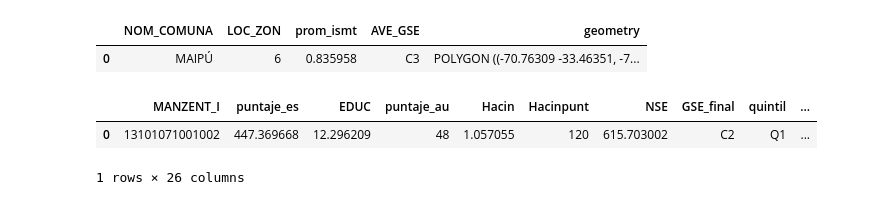
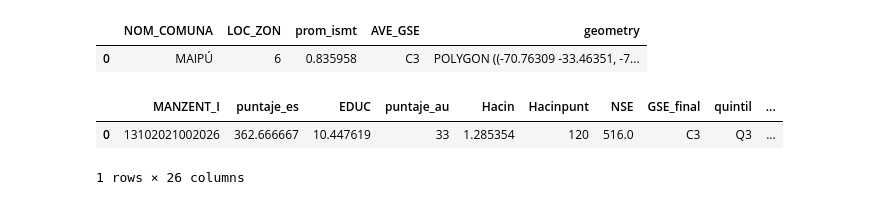
Before and after one commit to JZapataMA/informal_assessment_proyect_CDG, a Jupyter notebook: proyecto.ipynb, the cells around one changed output. Cells and saved outputs as stored; diff of their text form; code cells hidden in the pictures.

```diff
--- a/proyecto.ipynb
+++ b/proyecto.ipynb
@@ -43,8 +43,10 @@ ismt_maipu_zonas.head(1)
 # %%
 # Leer data\C2017-2012_RM_pob_socioec\C2017-2012_RM_pob_socioec.shp
 pob_socioec = gpd.read_file('data\C2017-2012_RM_pob_socioec\C2017-2012_RM_pob_socioec.shp').to_crs(epsg=4674)
-pob_socioec.head(1)
+# Intersectar maipu con pob_socioec
+maipu_pob_socioec = gpd.overlay(pob_socioec, maipu, how='intersection')
+maipu_pob_socioec.head(1)
 # %% [output]
 |  | MANZENT_I | puntaje_es | EDUC | puntaje_au | Hacin | Hacinpunt | NSE | GSE_final | quintil | ... |
-| 0 | 13101071001002 | 447.369668 | 12.296209 | 48 | 1.057055 | 120 | 615.703002 | C2 | Q1 | ... |
+| 0 | 13102021002026 | 362.666667 | 10.447619 | 33 | 1.285354 | 120 | 516.0 | C3 | Q3 | ... |
 1 rows × 26 columns
```
Also changed, not shown: parts of 10 cells of this notebook.
